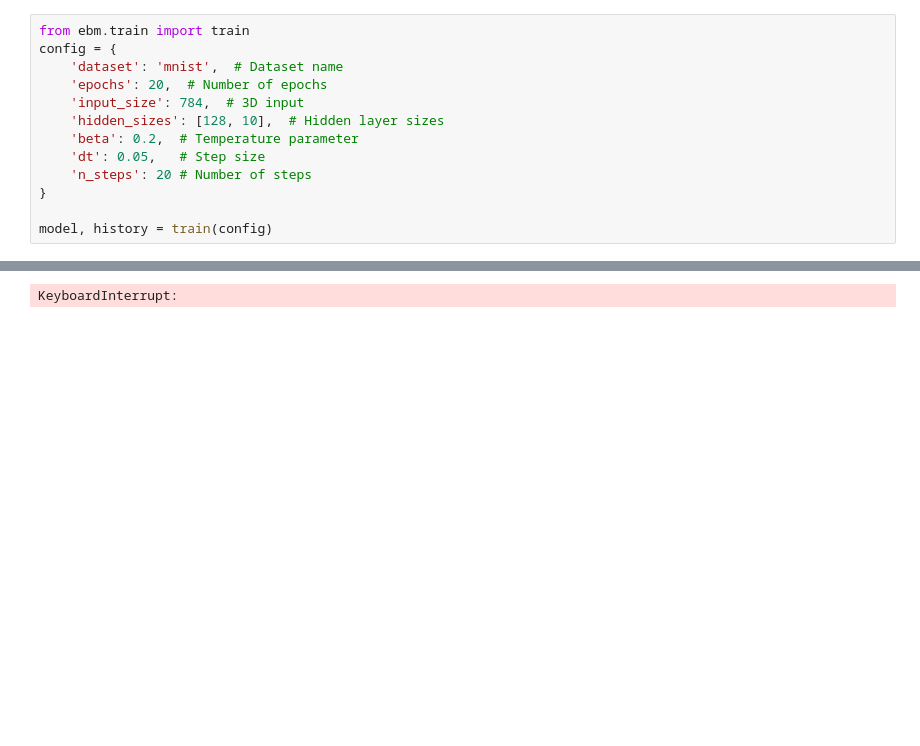
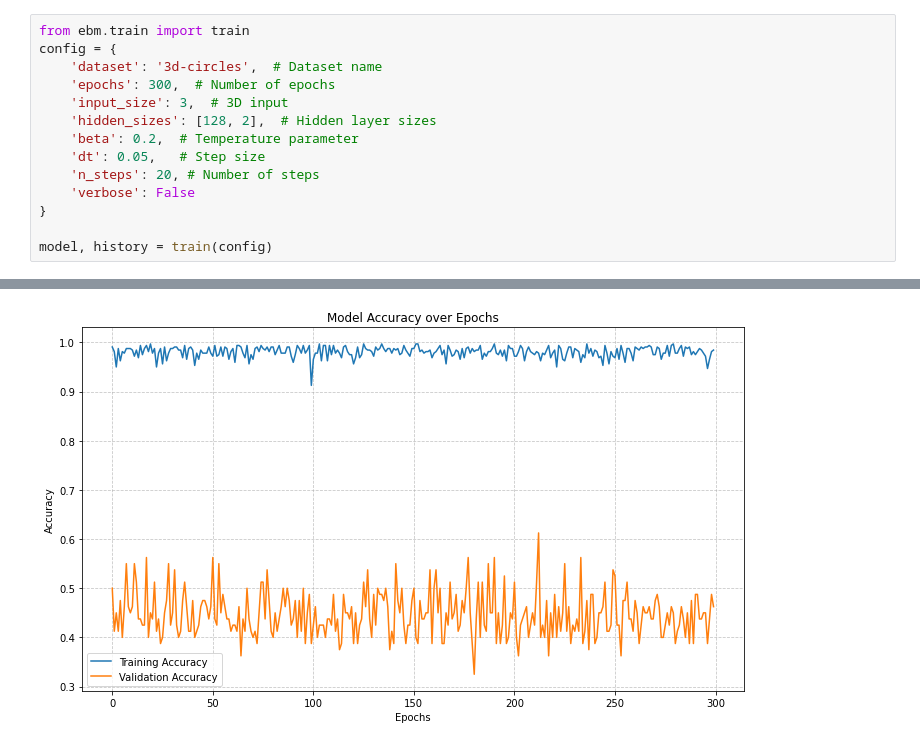
Before and after one commit to CRIS-Lab-2025/energy-based-models, a Jupyter notebook: src/debug.ipynb, the cells around one changed output, grey strips where cells are left out. Saved outputs shown, nothing was run; the diff lists cells and outputs as text; blank space fills up the shorter version.

```diff
--- a/src/debug.ipynb
+++ b/src/debug.ipynb
@@ -1,13 +1,14 @@
 # %%
 from ebm.train import train
 config = {
-    'dataset': 'mnist',  # Dataset name
-    'epochs': 20,  # Number of epochs
-    'input_size': 784,  # 3D input
-    'hidden_sizes': [128, 10],  # Hidden layer sizes
+    'dataset': '3d-circles',  # Dataset name
+    'epochs': 300,  # Number of epochs
+    'input_size': 3,  # 3D input
+    'hidden_sizes': [128, 2],  # Hidden layer sizes
     'beta': 0.2,  # Temperature parameter
     'dt': 0.05,   # Step size
-    'n_steps': 20 # Number of steps
+    'n_steps': 20, # Number of steps
+    'verbose': False
 }
 
 model, history = train(config)
@@ -23 +16 @@ Epoch 8/20 | Train Acc: 1.0000 | LR: 0.001000 | Time: 9.05s
-KeyboardInterrupt:
+[figure, added]
```
Also changed, not shown: parts of 1 cell of this notebook, 1 other file.
